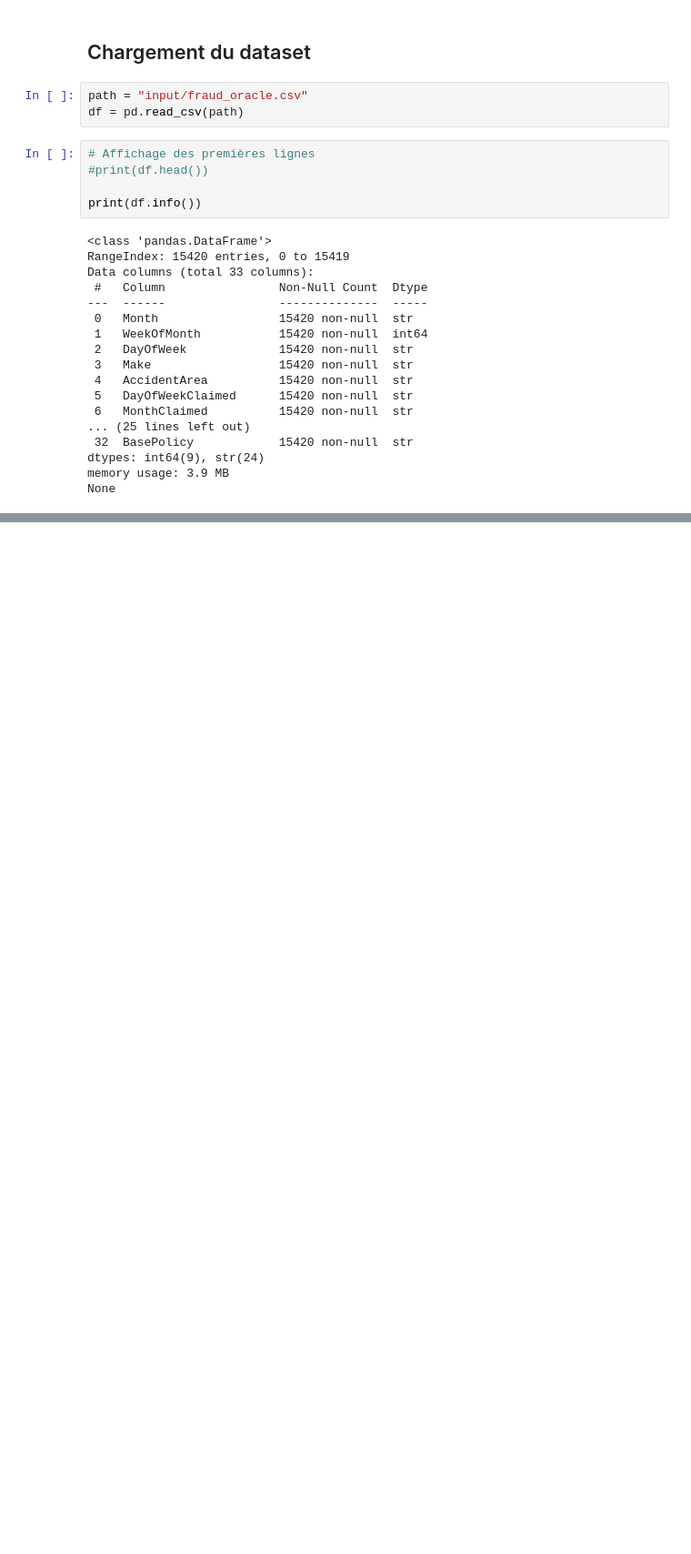
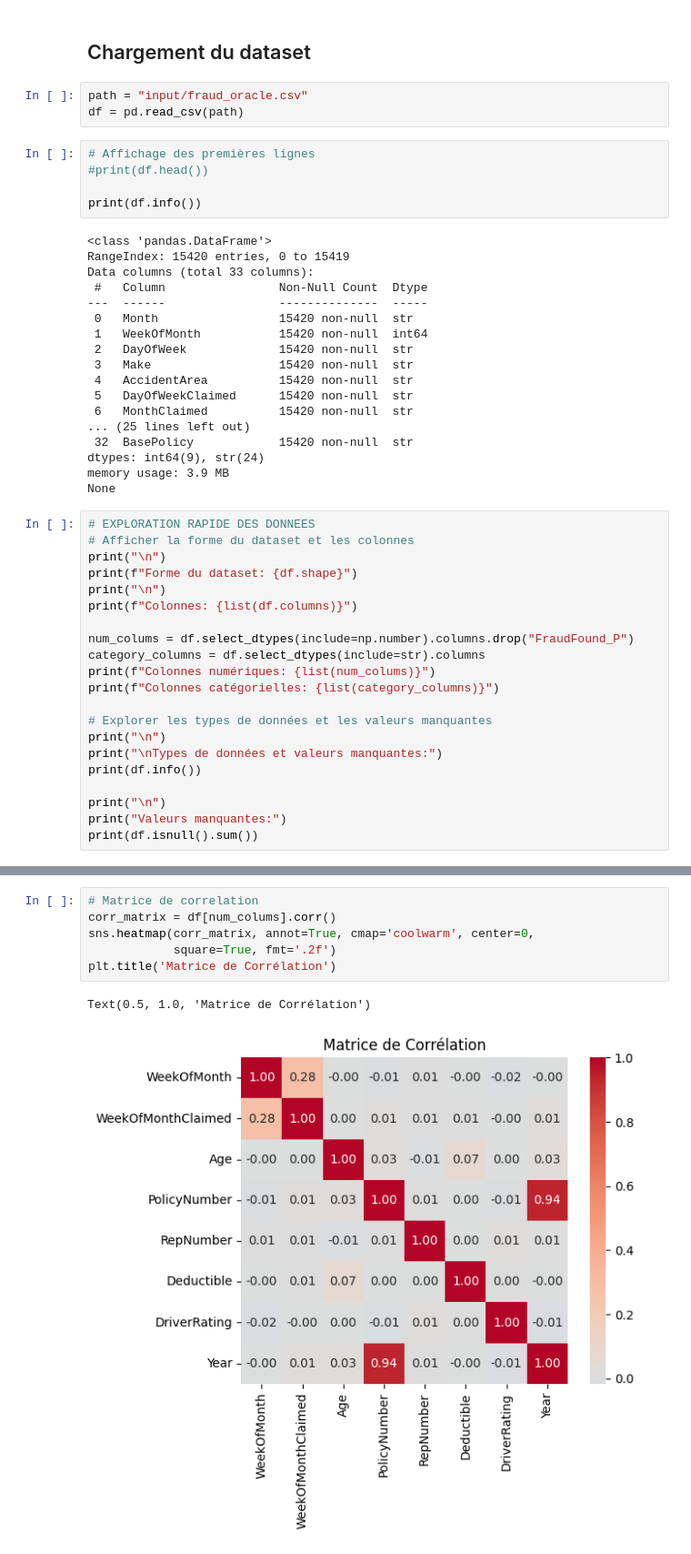
Before and after one commit to djamaliAliBahaBakar/insurance-fraud-detection, a Jupyter notebook: Projet_End_To_End_ML.ipynb, the cells around one changed output, grey strips where cells are left out. Shown at 91% size. Drawn from its saved outputs; the diff is of its cells as text; blank space fills up the shorter version.

```diff
--- a/Projet_End_To_End_ML.ipynb
+++ b/Projet_End_To_End_ML.ipynb
@@ -37,3 +40,24 @@ Data columns (total 33 columns):
 dtypes: int64(9), str(24)
 memory usage: 3.9 MB
 None
+# %%
+# EXPLORATION RAPIDE DES DONNEES
+# Afficher la forme du dataset et les colonnes
+print("\n")
+print(f"Forme du dataset: {df.shape}")
+print("\n")
+print(f"Colonnes: {list(df.columns)}")
+
+num_colums = df.select_dtypes(include=np.number).columns.drop("FraudFound_P")
+category_columns = df.select_dtypes(include=str).columns
+print(f"Colonnes numériques: {list(num_colums)}")
+print(f"Colonnes catégorielles: {list(category_columns)}")
+
+# Explorer les types de données et les valeurs manquantes
+print("\n")
+print("\nTypes de données et valeurs manquantes:")
+print(df.info())
+
+print("\n")
+print("Valeurs manquantes:")
+print(df.isnull().sum())
@@ -39,0 +107,9 @@ None
+# %%
+# Matrice de correlation
+corr_matrix = df[num_colums].corr()
+sns.heatmap(corr_matrix, annot=True, cmap='coolwarm', center=0,
+            square=True, fmt='.2f')
+plt.title('Matrice de Corrélation')
+# %% [output]
+Text(0.5, 1.0, 'Matrice de Corrélation')
+[figure, added]
```
Also changed, not shown: parts of 3 cells of this notebook, 1 other file.
